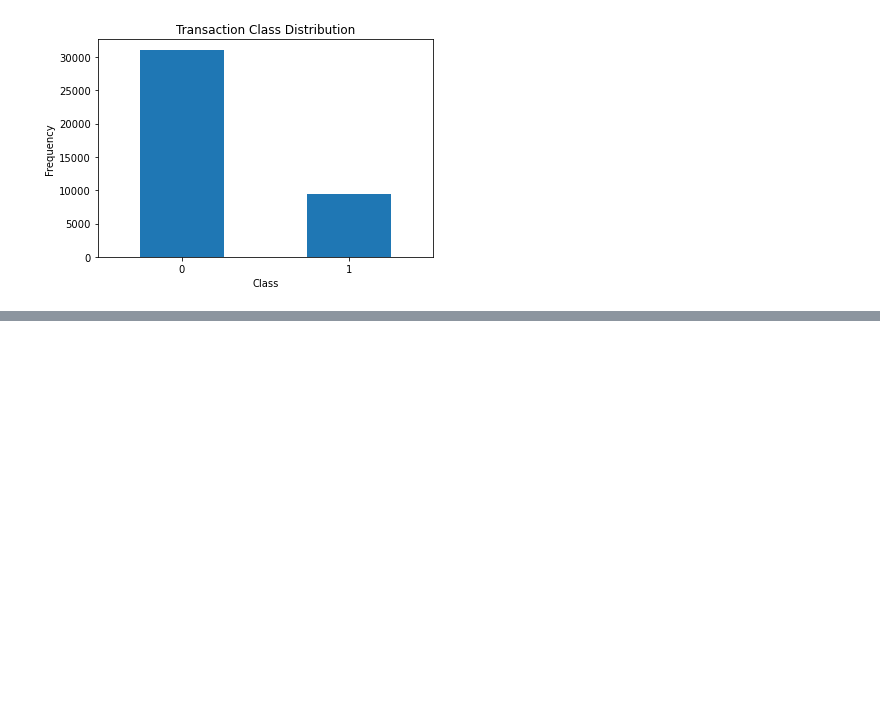
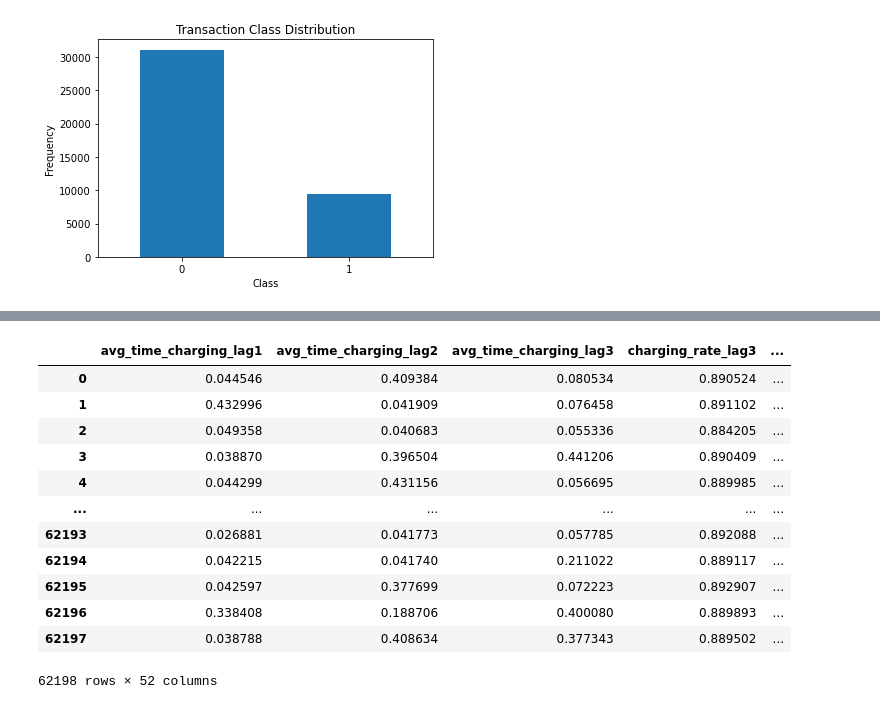
Before and after one commit to BalakumaranRKB/Baruch-Pitney-Bowes-Data-Challenge, a Jupyter notebook: EDA.ipynb, the cells around one changed output, grey strips where cells are left out. Cells and saved outputs as stored; diff of their text form; code cells hidden in the pictures; blank space fills up the shorter version.

```diff
--- a/EDA.ipynb
+++ b/EDA.ipynb
@@ -429,0 +548,20 @@ df_test_under.to_csv('cleaned_dataset_version3.csv')
+# %%
+#frames = [X_sm,y_sm]
+#smote_df= X.append([y_sm], ignore_index=True)
+smote_df = pd.concat([X_sm, y_sm], axis=1)
+# %%
+smote_df
+# %% [output]
+|  | avg_time_charging_lag1 | avg_time_charging_lag2 | avg_time_charging_lag3 | charging_rate_lag3 | ... |
+| 0 | 0.044546 | 0.409384 | 0.080534 | 0.890524 | ... |
+| 1 | 0.432996 | 0.041909 | 0.076458 | 0.891102 | ... |
+| 2 | 0.049358 | 0.040683 | 0.055336 | 0.884205 | ... |
+| 3 | 0.038870 | 0.396504 | 0.441206 | 0.890409 | ... |
+| 4 | 0.044299 | 0.431156 | 0.056695 | 0.889985 | ... |
+| ... | ... | ... | ... | ... | ... |
+| 62193 | 0.026881 | 0.041773 | 0.057785 | 0.892088 | ... |
+| 62194 | 0.042215 | 0.041740 | 0.211022 | 0.889117 | ... |
+| 62195 | 0.042597 | 0.377699 | 0.072223 | 0.892907 | ... |
+| 62196 | 0.338408 | 0.188706 | 0.400080 | 0.889893 | ... |
+| 62197 | 0.038788 | 0.408634 | 0.377343 | 0.889502 | ... |
+62198 rows × 52 columns
```
Also changed, not shown: parts of 59 cells of this notebook.
